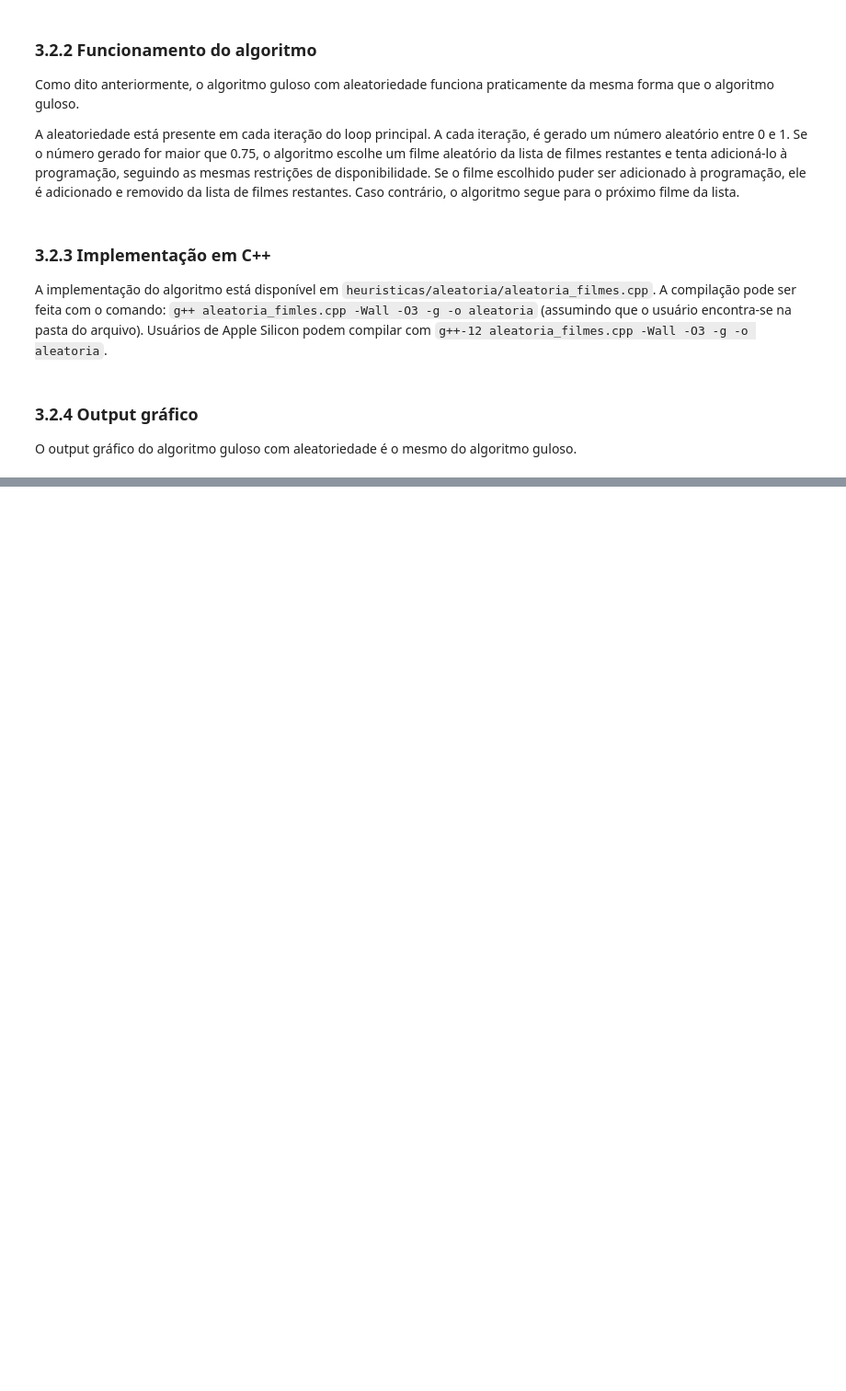
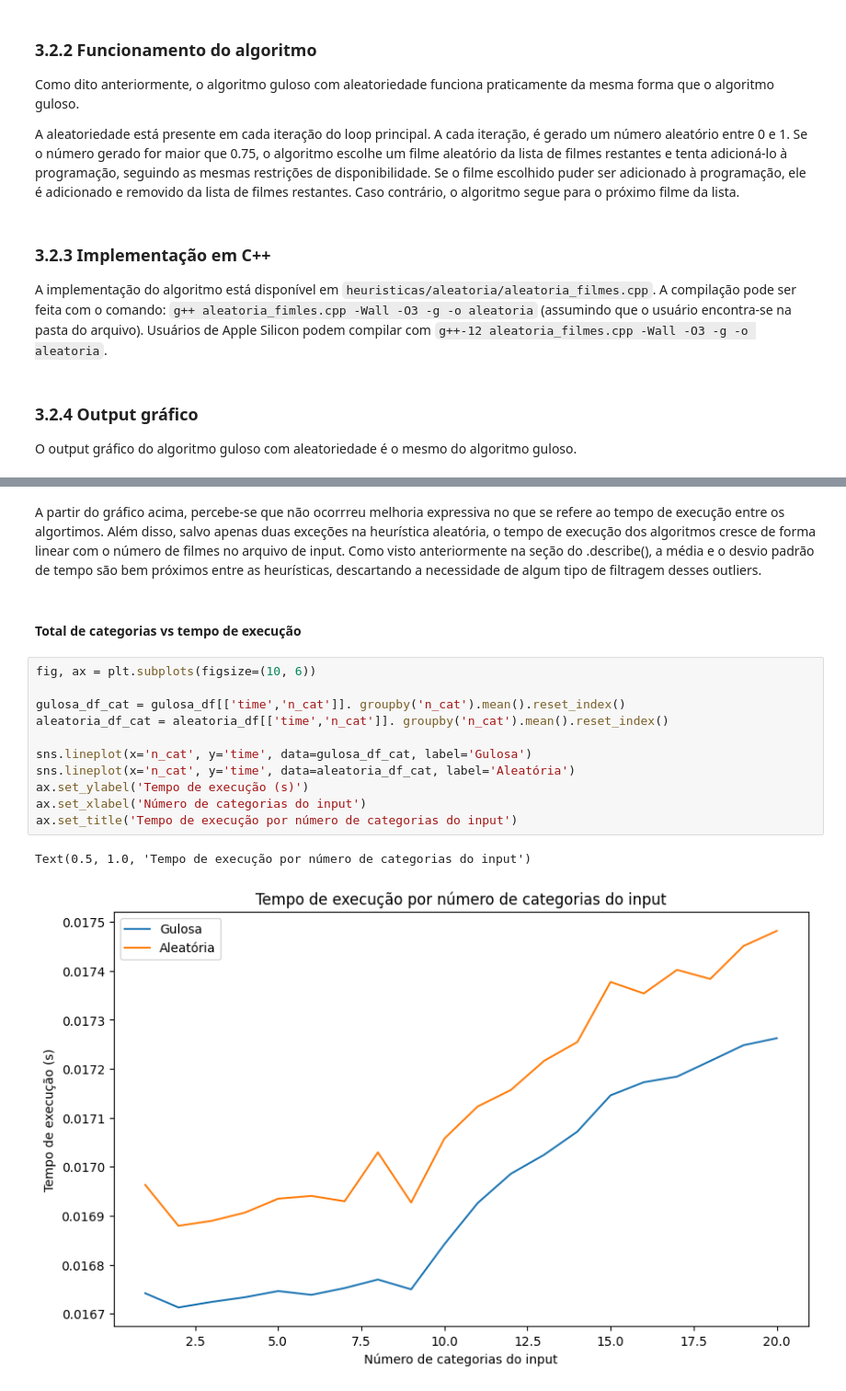
Before and after one commit to arthurchieppe/filmes-supercomp, a Jupyter notebook: relatorio/relatorio_parcial.ipynb, the cells around one changed output, grey strips where cells are left out. Shown at 92% size. Cells and saved outputs as stored; diff of their text form; blank space fills up the shorter version.

```diff
--- a/relatorio/relatorio_parcial.ipynb
+++ b/relatorio/relatorio_parcial.ipynb
@@ -182,0 +298,18 @@ O output gráfico do algoritmo guloso com aleatoriedade é o mesmo do algoritmo
+# %% [markdown]
+A partir do gráfico acima, percebe-se que não ocorrreu melhoria expressiva no que se refere ao tempo de execução entre os algortimos. Além disso, salvo apenas duas exceções na heurística aleatória, o tempo de execução dos algoritmos cresce de forma linear com o número de filmes no arquivo de input. Como visto anteriormente na seção do .describe(), a média e o desvio padrão de tempo são bem próximos entre as heurísticas, descartando a necessidade de algum tipo de filtragem desses outliers.
+# %% [markdown]
+#### Total de categorias vs tempo de execução
+# %%
+fig, ax = plt.subplots(figsize=(10, 6))
+
+gulosa_df_cat = gulosa_df[['time','n_cat']]. groupby('n_cat').mean().reset_index()
+aleatoria_df_cat = aleatoria_df[['time','n_cat']]. groupby('n_cat').mean().reset_index()
+
+sns.lineplot(x='n_cat', y='time', data=gulosa_df_cat, label='Gulosa')
+sns.lineplot(x='n_cat', y='time', data=aleatoria_df_cat, label='Aleatória')
+ax.set_ylabel('Tempo de execução (s)')
+ax.set_xlabel('Número de categorias do input')
+ax.set_title('Tempo de execução por número de categorias do input')
+# %% [output]
+Text(0.5, 1.0, 'Tempo de execução por número de categorias do input')
+[figure, added]
```
Also changed, not shown: parts of 17 cells of this notebook, 1 other file.
